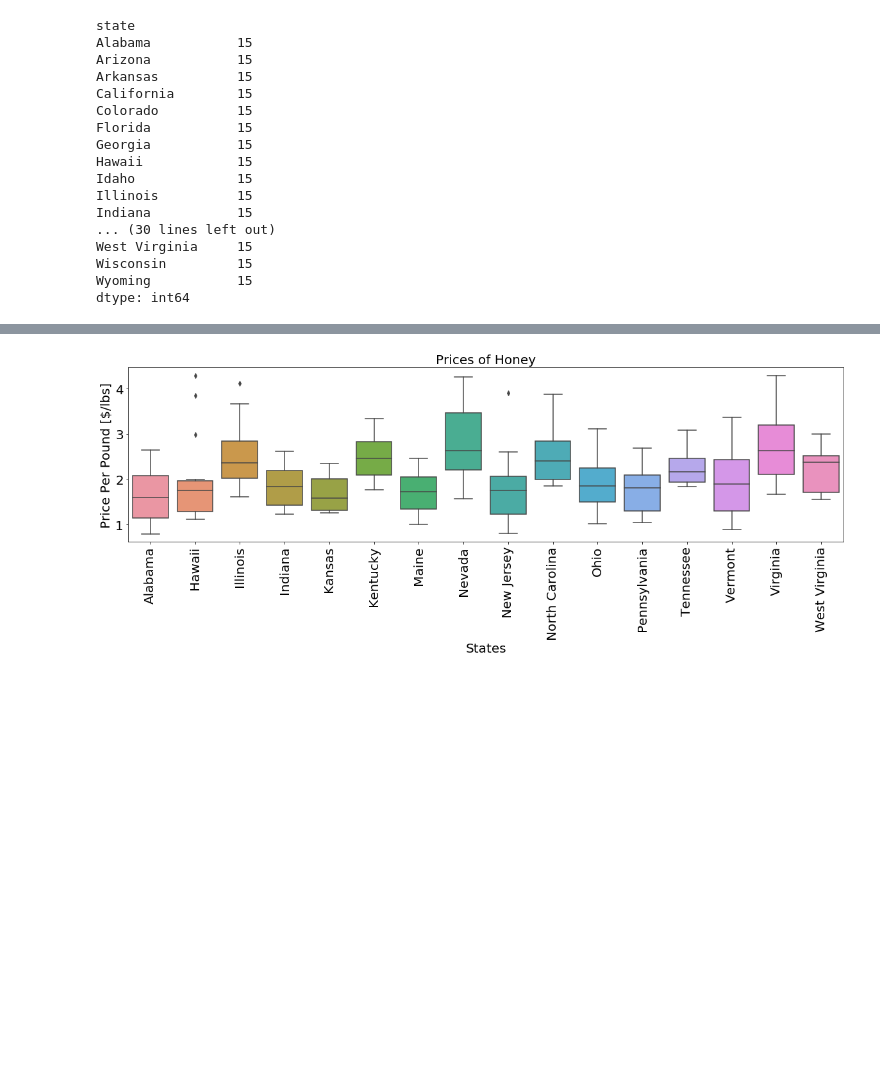
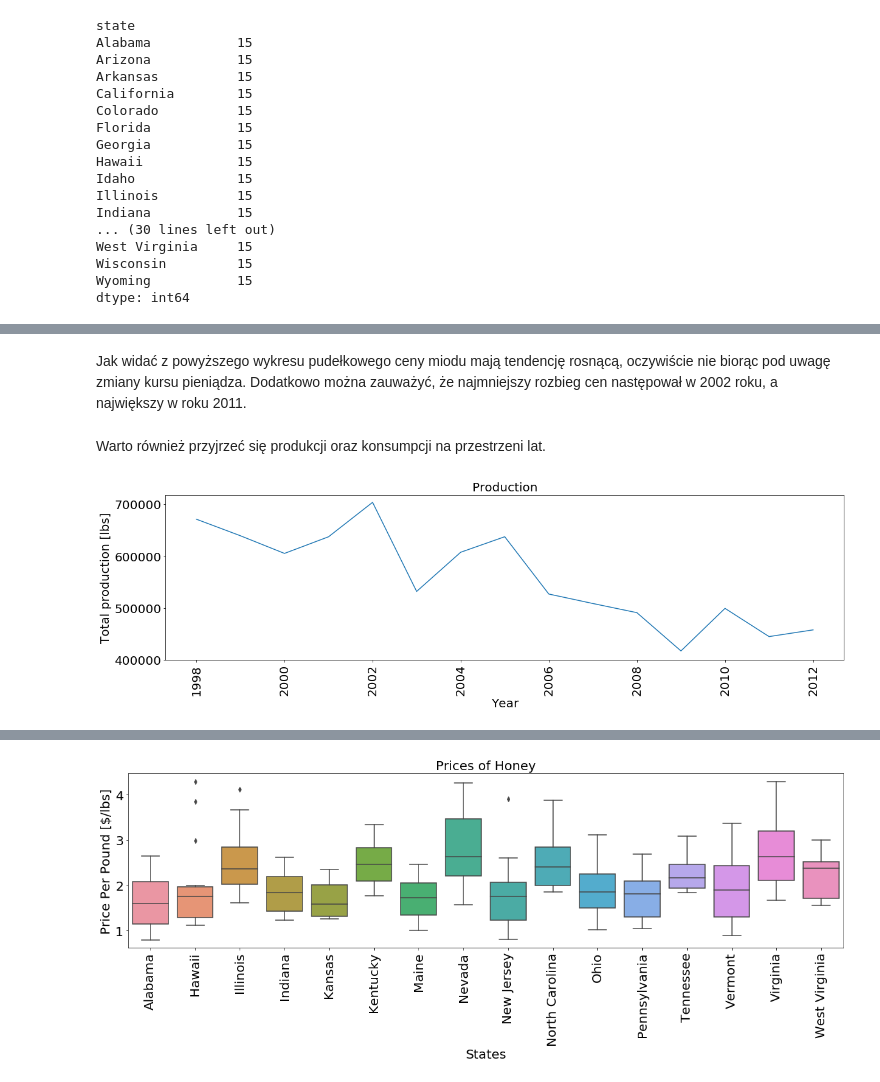
Before and after one commit to MsProfanum/Statistic, a Jupyter notebook: HoneyProd.ipynb, the cells around one changed output, grey strips where cells are left out. Saved outputs shown, nothing was run; the diff lists cells and outputs as text; code cells hidden in the pictures; blank space fills up the shorter version.

```diff
--- a/HoneyProd.ipynb
+++ b/HoneyProd.ipynb
@@ -209,0 +226,14 @@ plt.show()
+# %% [markdown]
+Jak widać z powyższego wykresu pudełkowego ceny miodu mają tendencję rosnącą, oczywiście nie biorąc pod uwagę zmiany kursu pieniądza. Dodatkowo można zauważyć, że najmniejszy rozbieg cen następował w 2002 roku, a największy w roku 2011.
+# %% [markdown]
+Warto również przyjrzeć się produkcji oraz konsumpcji na przestrzeni lat.
+# %%
+plt.figure(figsize=(20,5))
+sns.lineplot(data = df_states_consumption, x = 'year', y = 'total_production', err_style="bars", ci=0)
+plt.title('Production')
+plt. ylabel('Total production [lbs]')
+plt.xlabel('Year')
+plt.xticks(rotation=90)
+plt.show()
+# %% [output]
+[figure, added]
```
Also changed, not shown: parts of 26 cells of this notebook.
